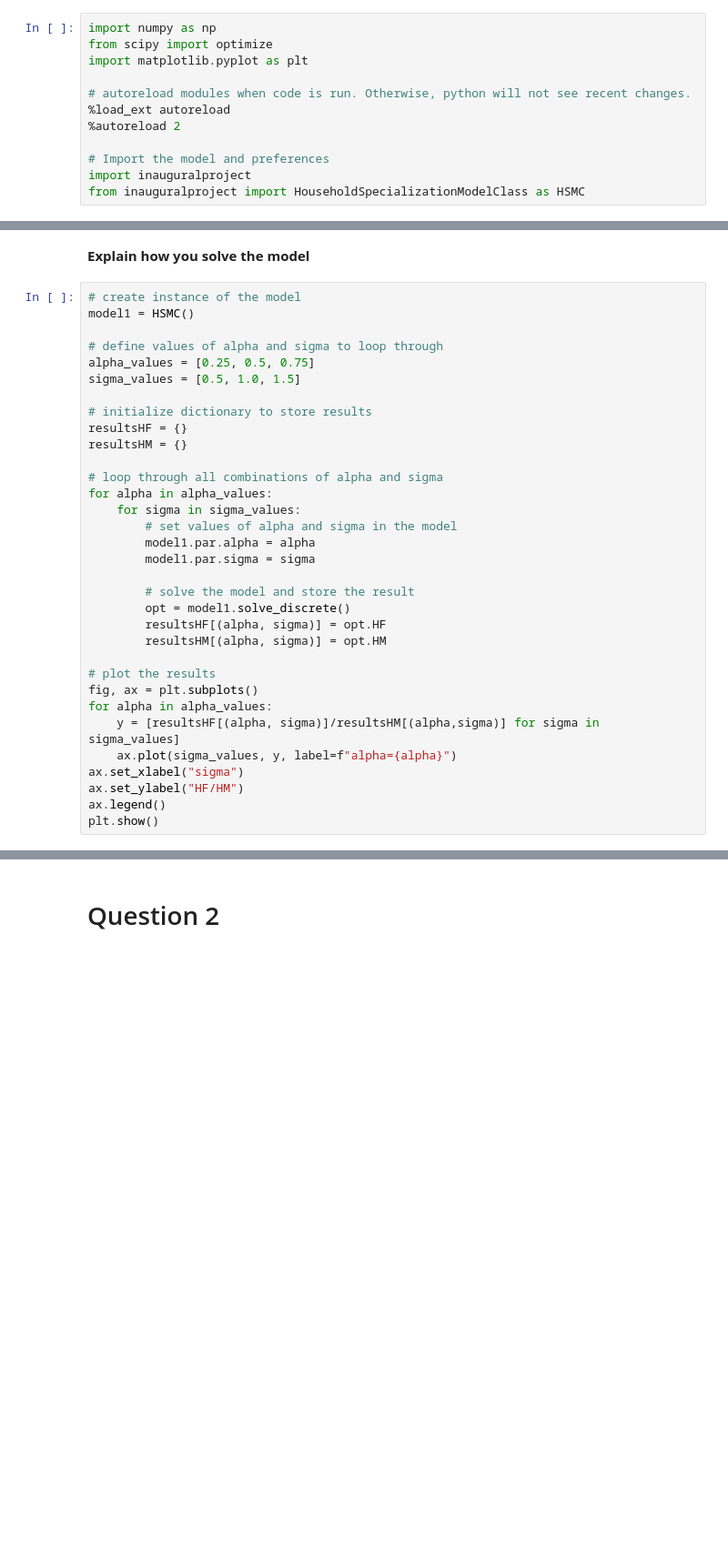
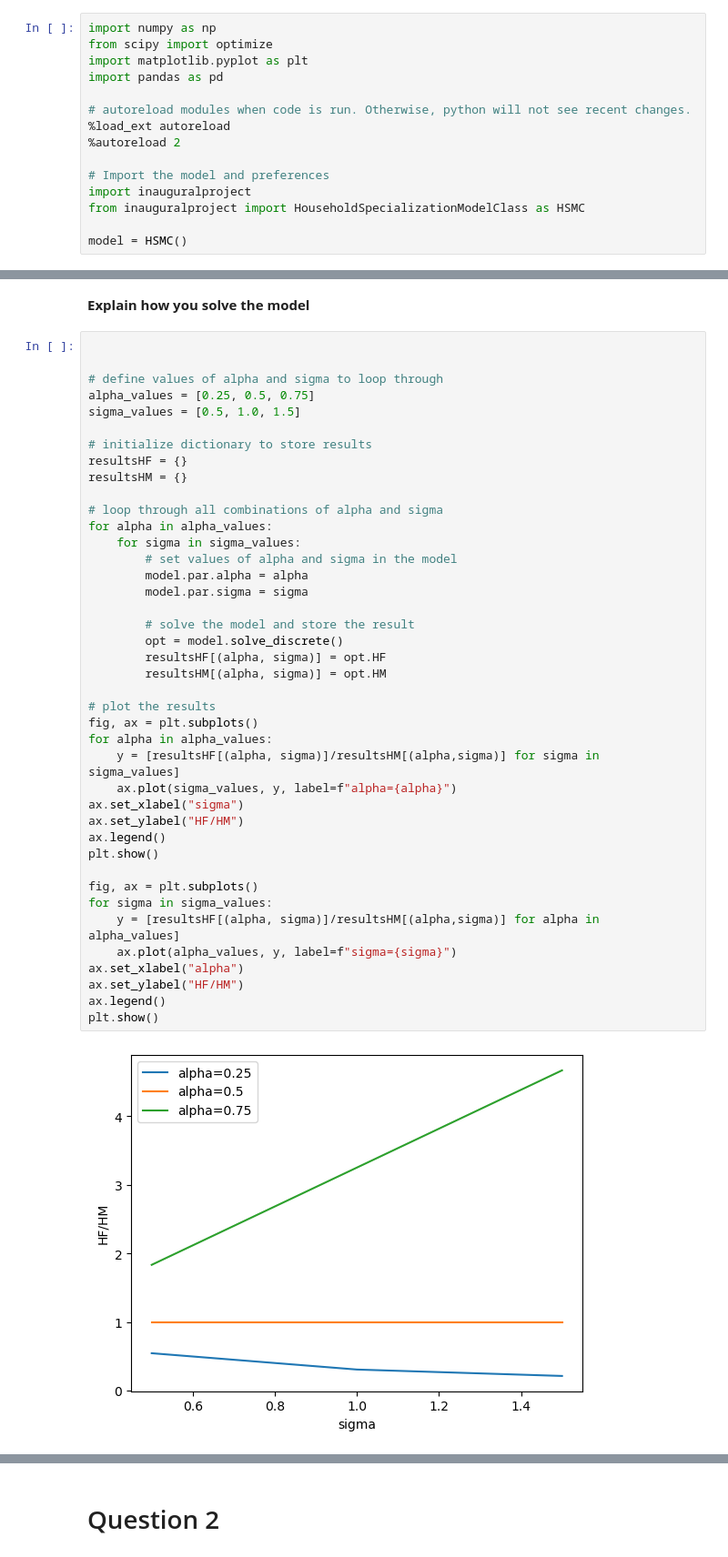
Before and after one commit to NumEconCopenhagen/projects-2023-leif, a Jupyter notebook: inauguralproject/inauguralproject.ipynb, the cells around one changed output, grey strips where cells are left out. Shown at 91% size. Cells and saved outputs as stored; diff of their text form; blank space fills up the shorter version.

```diff
--- a/inauguralproject/inauguralproject.ipynb
+++ b/inauguralproject/inauguralproject.ipynb
@@ -11,6 +11,7 @@ Imports and set magics:
 import numpy as np
 from scipy import optimize
 import matplotlib.pyplot as plt
+import pandas as pd
 
 # autoreload modules when code is run. Otherwise, python will not see recent changes.
 %load_ext autoreload
@@ -19,3 +20,5 @@ import matplotlib.pyplot as plt
 # Import the model and preferences
 import inauguralproject
 from inauguralproject import HouseholdSpecializationModelClass as HSMC
+
+model = HSMC()
@@ -24,35 +49,45 @@ from inauguralproject import HouseholdSpecializationModelClass as HSMC
 # %% [markdown]
 **Explain how you solve the model**
 # %%
-# create instance of the model
-model1 = HSMC()
+
 
 # define values of alpha and sigma to loop through
 alpha_values = [0.25, 0.5, 0.75]
 sigma_values = [0.5, 1.0, 1.5]
 
 # initialize dictionary to store results
 resultsHF = {}
 resultsHM = {}
 
 # loop through all combinations of alpha and sigma
 for alpha in alpha_values:
     for sigma in sigma_values:
         # set values of alpha and sigma in the model
-        model1.par.alpha = alpha
-        model1.par.sigma = sigma
+        model.par.alpha = alpha
+        model.par.sigma = sigma
 
         # solve the model and store the result
-        opt = model1.solve_discrete()
+        opt = model.solve_discrete()
         resultsHF[(alpha, sigma)] = opt.HF
         resultsHM[(alpha, sigma)] = opt.HM
 
 # plot the results
 fig, ax = plt.subplots()
 for alpha in alpha_values:
     y = [resultsHF[(alpha, sigma)]/resultsHM[(alpha,sigma)] for sigma in sigma_values]
     ax.plot(sigma_values, y, label=f"alpha={alpha}")
 ax.set_xlabel("sigma")
 ax.set_ylabel("HF/HM")
 ax.legend()
 plt.show()
+
+fig, ax = plt.subplots()
+for sigma in sigma_values:
+    y = [resultsHF[(alpha, sigma)]/resultsHM[(alpha,sigma)] for alpha in alpha_values]
+    ax.plot(alpha_values, y, label=f"sigma={sigma}")
+ax.set_xlabel("alpha")
+ax.set_ylabel("HF/HM")
+ax.legend()
+plt.show()
+# %% [output]
+[figure, added]
```
Also changed, not shown: parts of 12 cells of this notebook, 1 other file.
